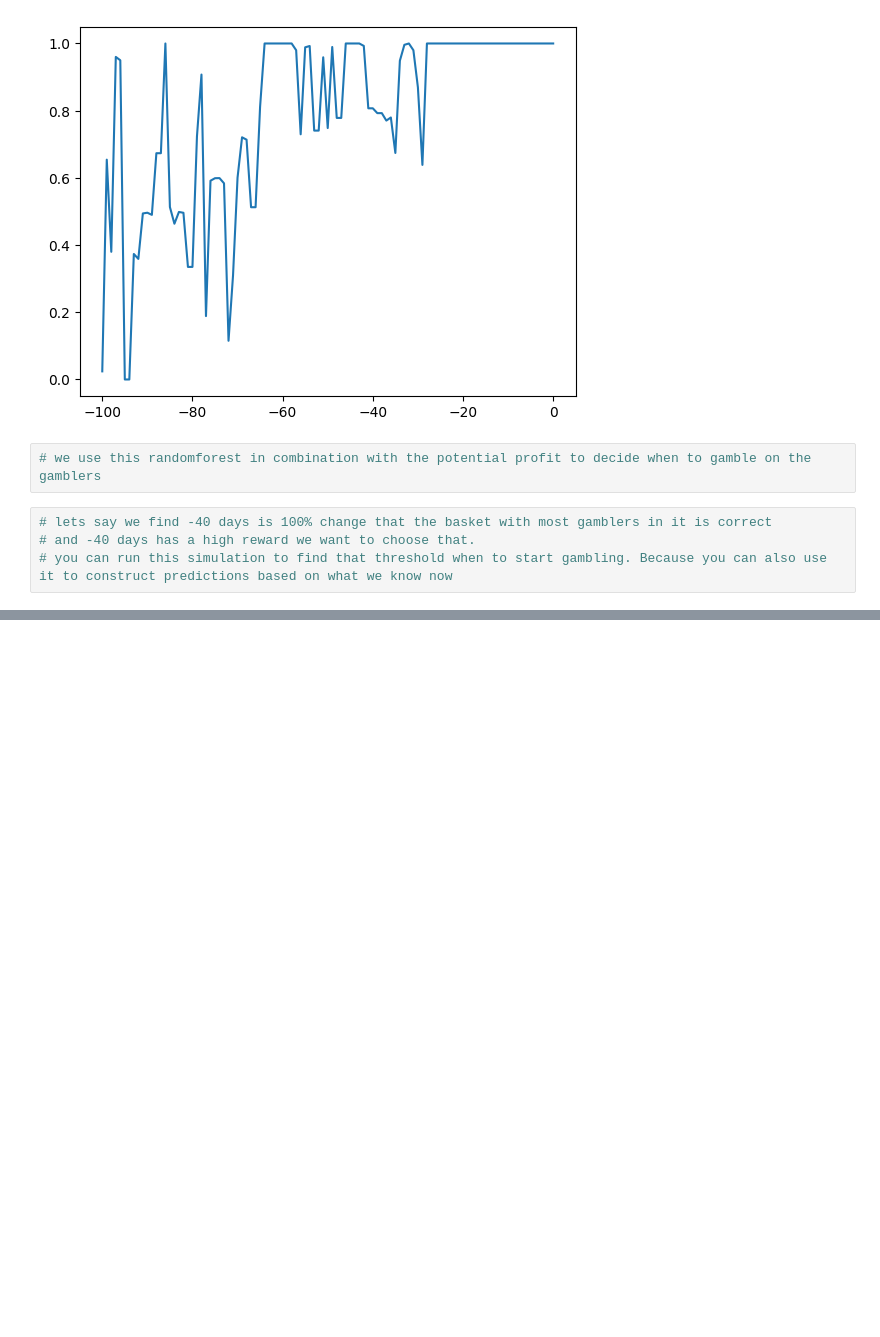
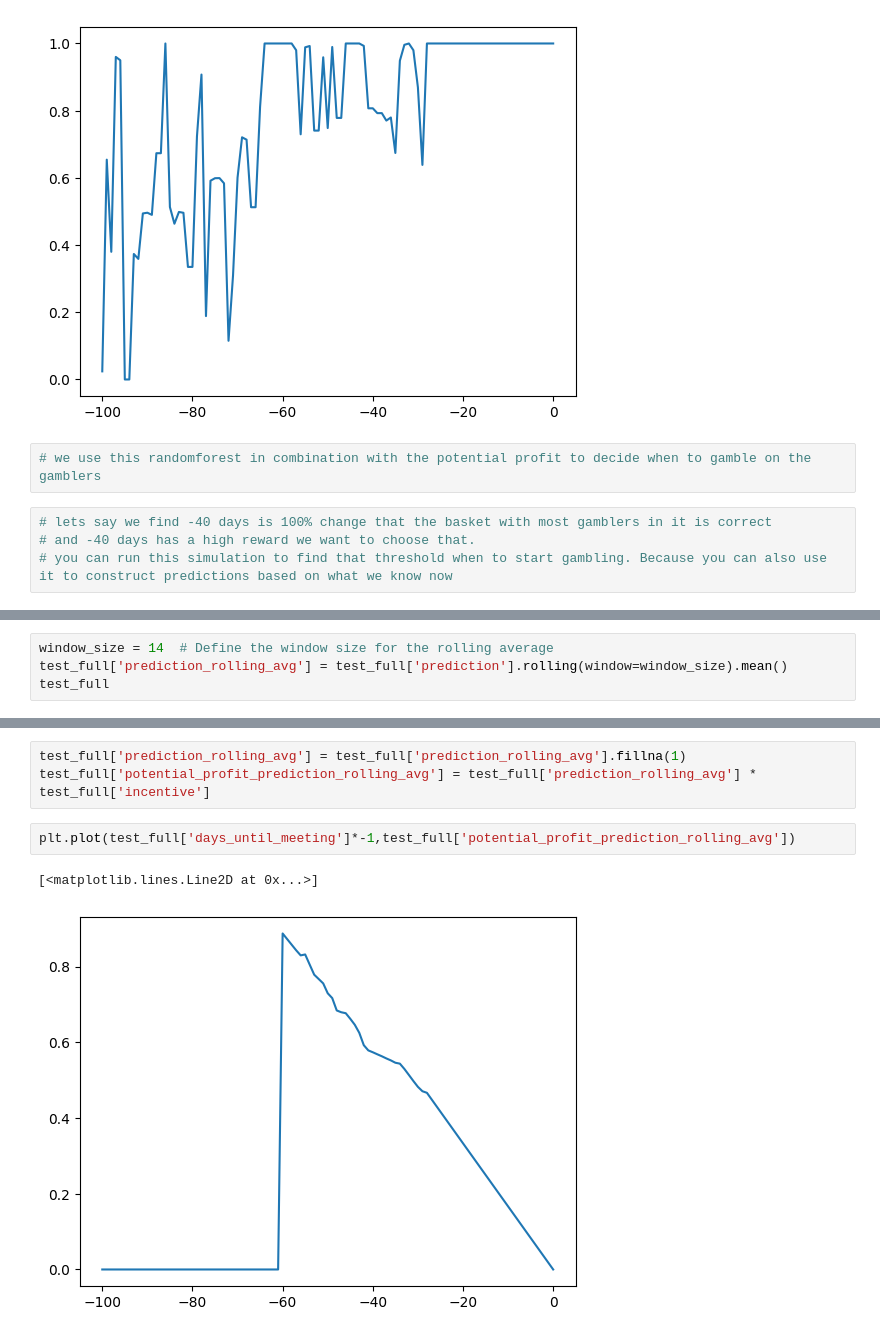
Before and after one commit to Sharkyboy51/CME_FedWatch_Research, a Jupyter notebook: probability_prediction.ipynb, the cells around one changed output, grey strips where cells are left out. Drawn from its saved outputs; the diff is of its cells as text; blank space fills up the shorter version.

```diff
--- a/probability_prediction.ipynb
+++ b/probability_prediction.ipynb
@@ -270,0 +296,4 @@ plt.plot(test_full['days_until_meeting']*-1,test_full['prediction'])
+# %%
+window_size = 14  # Define the window size for the rolling average
+test_full['prediction_rolling_avg'] = test_full['prediction'].rolling(window=window_size).mean()
+test_full
@@ -270,0 +314,8 @@ plt.plot(test_full['days_until_meeting']*-1,test_full['prediction'])
+# %%
+test_full['prediction_rolling_avg'] = test_full['prediction_rolling_avg'].fillna(1)
+test_full['potential_profit_prediction_rolling_avg'] = test_full['prediction_rolling_avg'] * test_full['incentive']
+# %%
+plt.plot(test_full['days_until_meeting']*-1,test_full['potential_profit_prediction_rolling_avg'])
+# %% [output]
+[<matplotlib.lines.Line2D at 0x...>]
+[figure, added]
```
Also changed, not shown: parts of 5 cells of this notebook.
